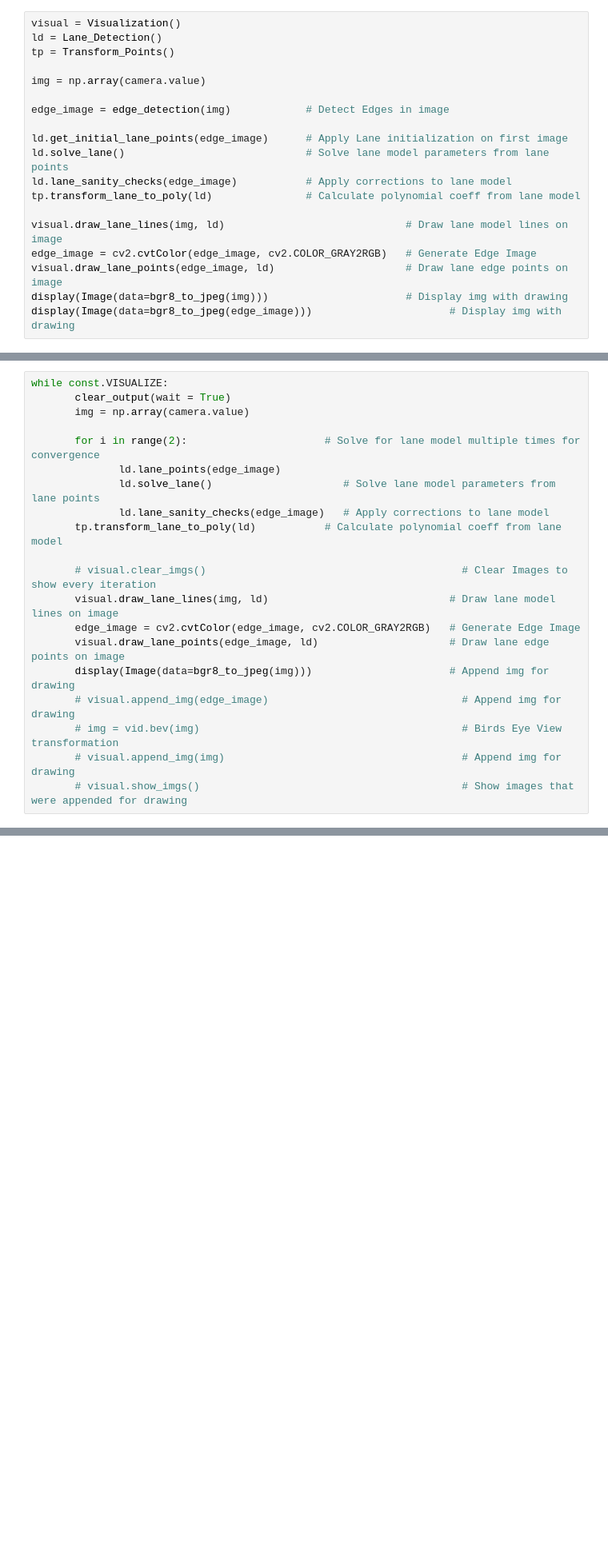
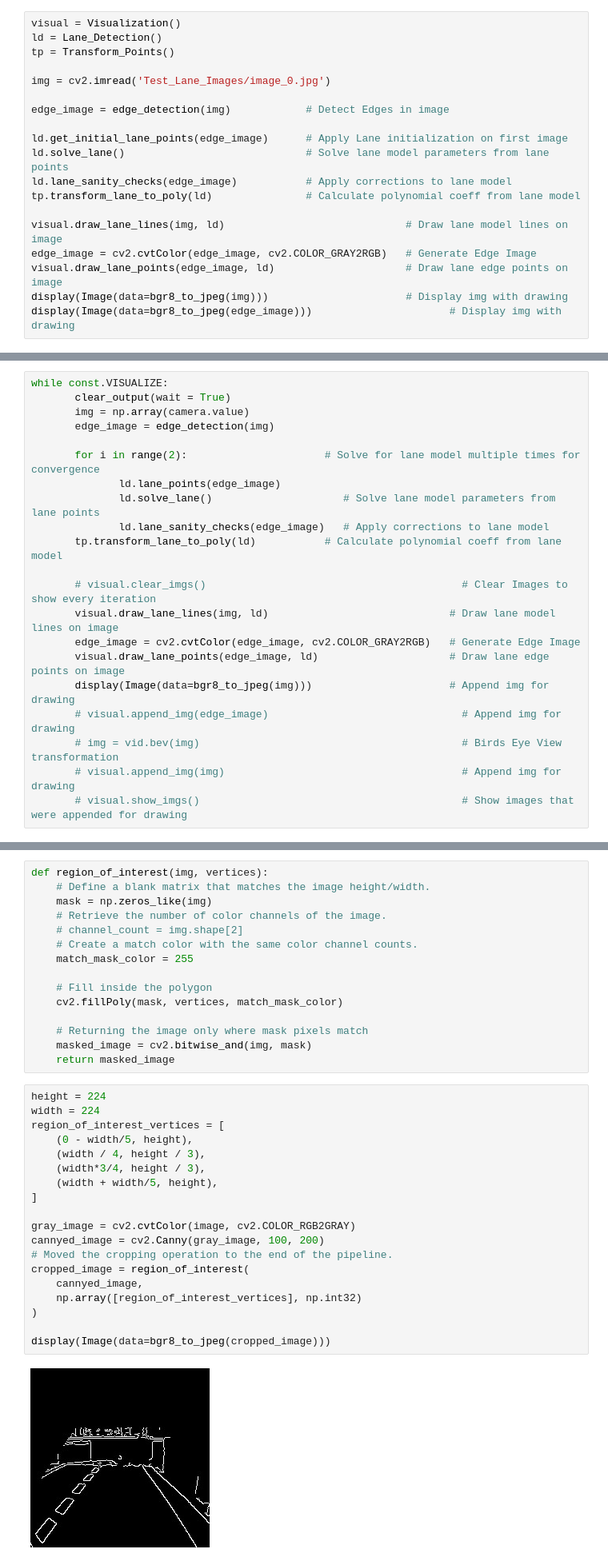
Before and after one commit to BennettParisi/CP-Jetbot-Modules, a Jupyter notebook: Module6_Localization.ipynb, the cells around one changed output, grey strips where cells are left out. Shown at 80% size. Drawn from its saved outputs; the diff is of its cells as text; blank space fills up the shorter version.

```diff
--- a/Module6_Localization.ipynb
+++ b/Module6_Localization.ipynb
@@ -532,7 +536,7 @@ visual = Visualization()
 ld = Lane_Detection()
 tp = Transform_Points()
 
-img = np.array(camera.value)
+img = cv2.imread('Test_Lane_Images/image_0.jpg')
 
 edge_image = edge_detection(img)            # Detect Edges in image
 
@@ -550,6 +558,7 @@ display(Image(data=bgr8_to_jpeg(edge_image)))                      # Display img
 while const.VISUALIZE:
        clear_output(wait = True)
        img = np.array(camera.value)
+       edge_image = edge_detection(img)
 
        for i in range(2):                      # Solve for lane model multiple times for convergence
               ld.lane_points(edge_image)
@@ -568,0 +687,36 @@ while const.VISUALIZE:
+# %%
+def region_of_interest(img, vertices):
+    # Define a blank matrix that matches the image height/width.
+    mask = np.zeros_like(img)
+    # Retrieve the number of color channels of the image.
+    # channel_count = img.shape[2]
+    # Create a match color with the same color channel counts.
+    match_mask_color = 255
+
+    # Fill inside the polygon
+    cv2.fillPoly(mask, vertices, match_mask_color)
+
+    # Returning the image only where mask pixels match
+    masked_image = cv2.bitwise_and(img, mask)
+    return masked_image
+# %%
+height = 224
+width = 224
+region_of_interest_vertices = [
+    (0 - width/5, height),
+    (width / 4, height / 3),
+    (width*3/4, height / 3),
+    (width + width/5, height),
+]
+
+gray_image = cv2.cvtColor(image, cv2.COLOR_RGB2GRAY)
+cannyed_image = cv2.Canny(gray_image, 100, 200)
+# Moved the cropping operation to the end of the pipeline.
+cropped_image = region_of_interest(
+    cannyed_image,
+    np.array([region_of_interest_vertices], np.int32)
+)
+
+display(Image(data=bgr8_to_jpeg(cropped_image)))
+# %% [output]
+[figure, added]
```
Also changed, not shown: parts of 20 cells of this notebook, 34 other files.
